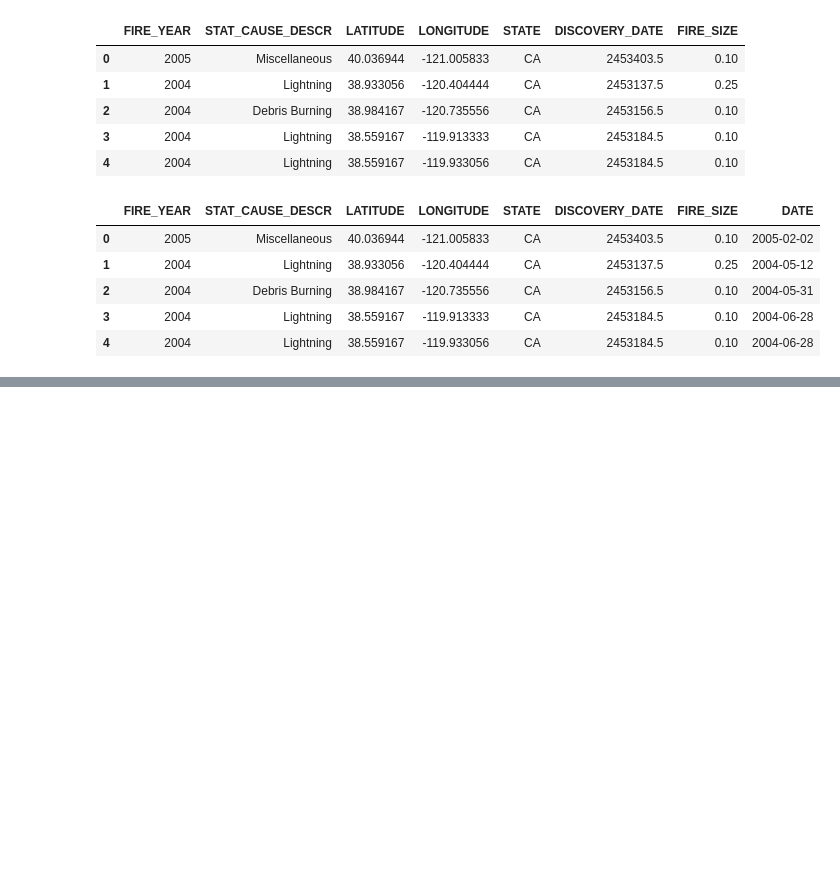
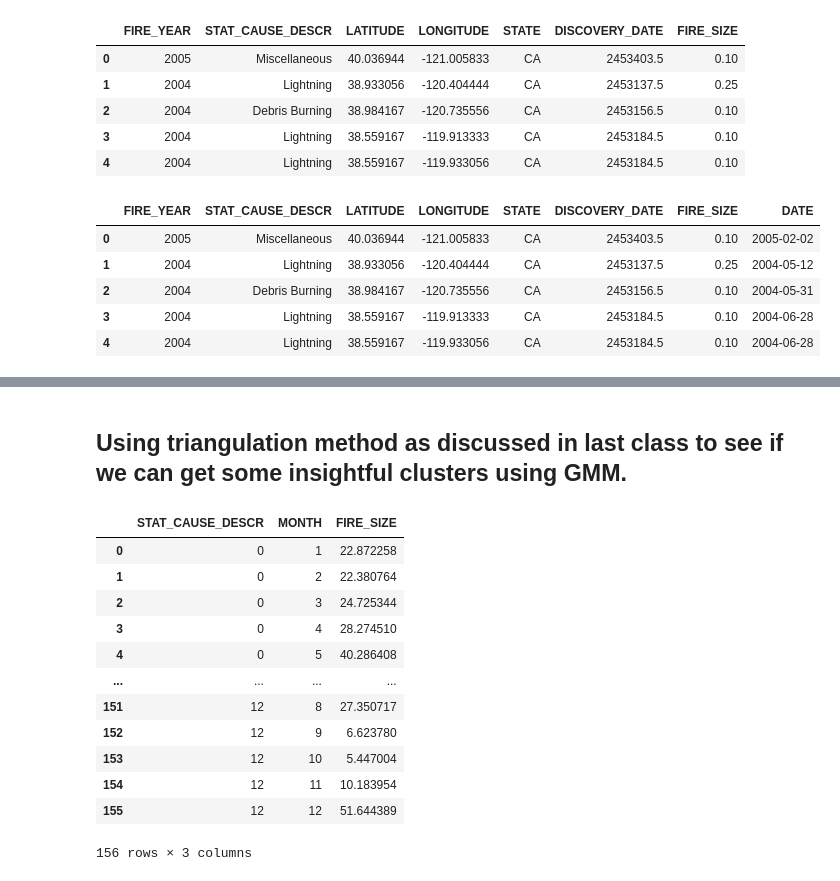
Before and after one commit to nupursjsu/Machine-Learning, a Jupyter notebook: GMM_Clustering.ipynb, the cells around one changed output, grey strips where cells are left out. Saved outputs shown, nothing was run; the diff lists cells and outputs as text; code cells hidden in the pictures; blank space fills up the shorter version.

```diff
--- a/GMM_Clustering.ipynb
+++ b/GMM_Clustering.ipynb
@@ -106,0 +119,2 @@ plt.scatter(new_df['LATITUDE'],new_df['LONGITUDE'], c=labels1, s=50, cmap='virid
+# %% [markdown]
+## Using triangulation method as discussed in last class to see if we can get some insightful clusters using GMM.
@@ -106,0 +132,16 @@ plt.scatter(new_df['LATITUDE'],new_df['LONGITUDE'], c=labels1, s=50, cmap='virid
+# %%
+final_df
+# %% [output]
+|  | STAT_CAUSE_DESCR | MONTH | FIRE_SIZE |
+| 0 | 0 | 1 | 22.872258 |
+| 1 | 0 | 2 | 22.380764 |
+| 2 | 0 | 3 | 24.725344 |
+| 3 | 0 | 4 | 28.274510 |
+| 4 | 0 | 5 | 40.286408 |
+| ... | ... | ... | ... |
+| 151 | 12 | 8 | 27.350717 |
+| 152 | 12 | 9 | 6.623780 |
+| 153 | 12 | 10 | 5.447004 |
+| 154 | 12 | 11 | 10.183954 |
+| 155 | 12 | 12 | 51.644389 |
+156 rows × 3 columns
```
Also changed, not shown: parts of 14 cells of this notebook.
